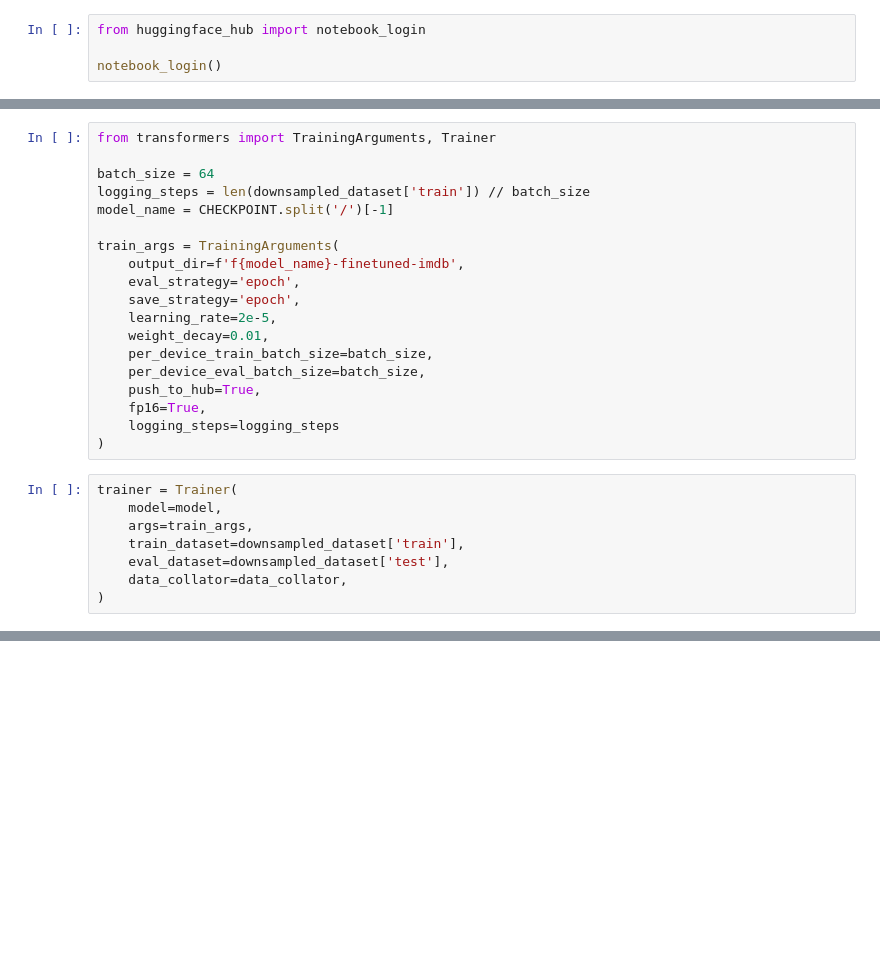
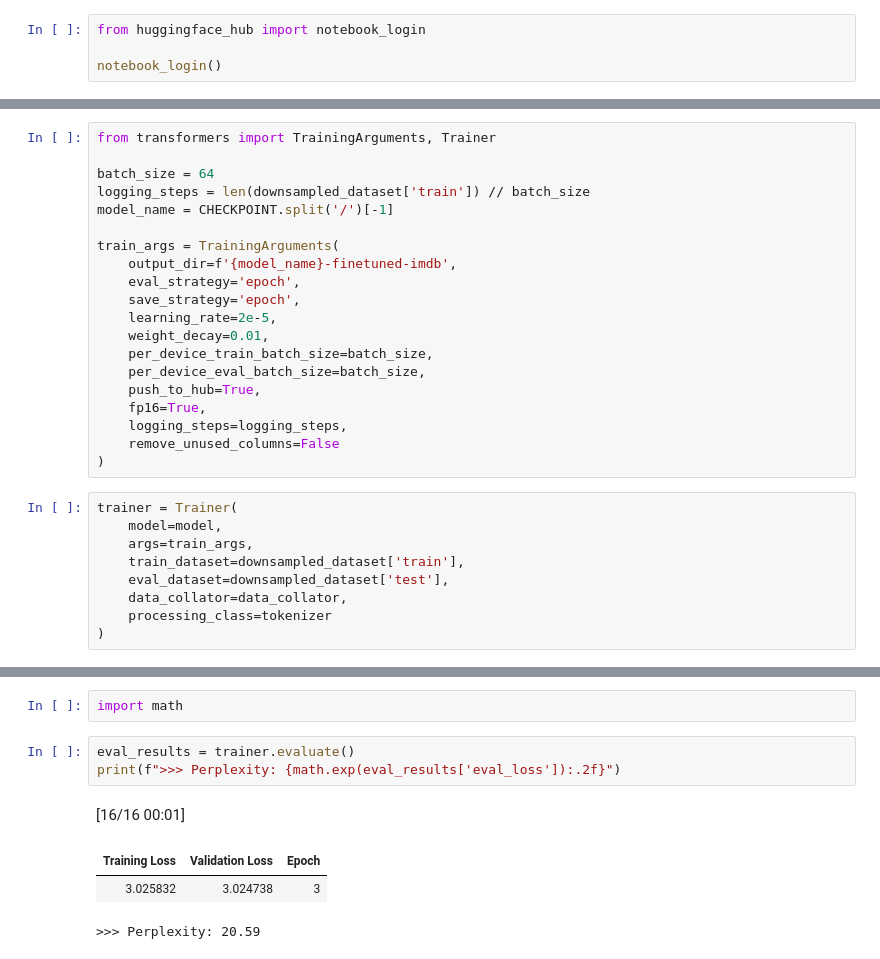
Before and after one commit to alisher12313/MachineLearningJourney, a Jupyter notebook: hugging_face_nlp/fine_tuning_masked_mlm.ipynb, the cells around one changed output, grey strips where cells are left out. Cells and saved outputs as stored; diff of their text form; blank space fills up the shorter version.

```diff
--- a/hugging_face_nlp/fine_tuning_masked_mlm.ipynb
+++ b/hugging_face_nlp/fine_tuning_masked_mlm.ipynb
@@ -193,7 +195,7 @@ logging_steps = len(downsampled_dataset['train']) // batch_size
 model_name = CHECKPOINT.split('/')[-1]
 
 train_args = TrainingArguments(
-    output_dir=f'f{model_name}-finetuned-imdb',
+    output_dir=f'{model_name}-finetuned-imdb',
     eval_strategy='epoch',
     save_strategy='epoch',
     learning_rate=2e-5,
@@ -202,7 +204,8 @@ train_args = TrainingArguments(
     per_device_eval_batch_size=batch_size,
     push_to_hub=True,
     fp16=True,
-    logging_steps=logging_steps
+    logging_steps=logging_steps,
+    remove_unused_columns=False
 )
 # %%
 trainer = Trainer(
@@ -211,6 +214,7 @@ trainer = Trainer(
     train_dataset=downsampled_dataset['train'],
     eval_dataset=downsampled_dataset['test'],
     data_collator=data_collator,
+    processing_class=tokenizer
 )
 # %%
 trainer.train()
@@ -218,0 +228,10 @@ IndexError: too many indices for array: array is 0-dimensional, but 3 were index
+# %%
+import math
+# %%
+eval_results = trainer.evaluate()
+print(f">>> Perplexity: {math.exp(eval_results['eval_loss']):.2f}")
+# %% [output]
+[16/16 00:01]
+| Training Loss | Validation Loss | Epoch |
+| 3.025832 | 3.024738 | 3 |
+>>> Perplexity: 20.59
```
Also changed, not shown: parts of 25 cells of this notebook.
